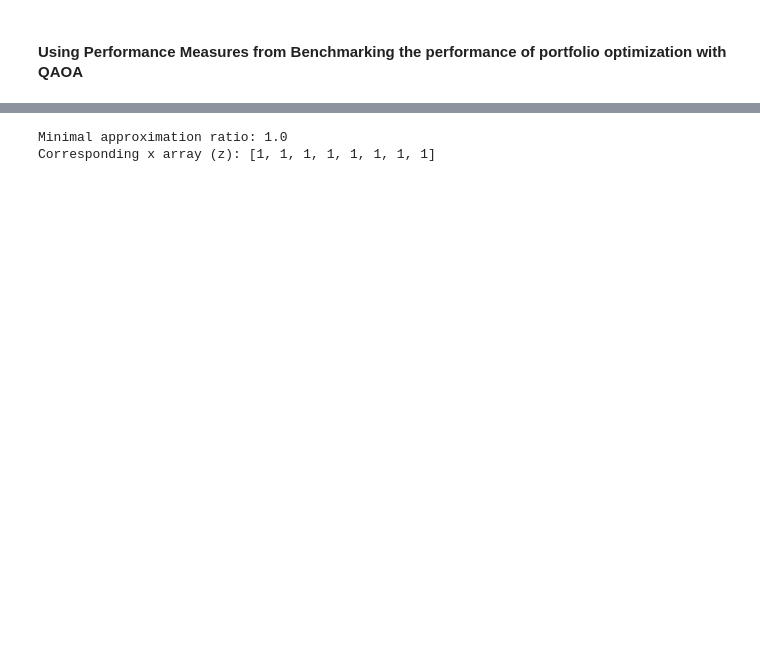
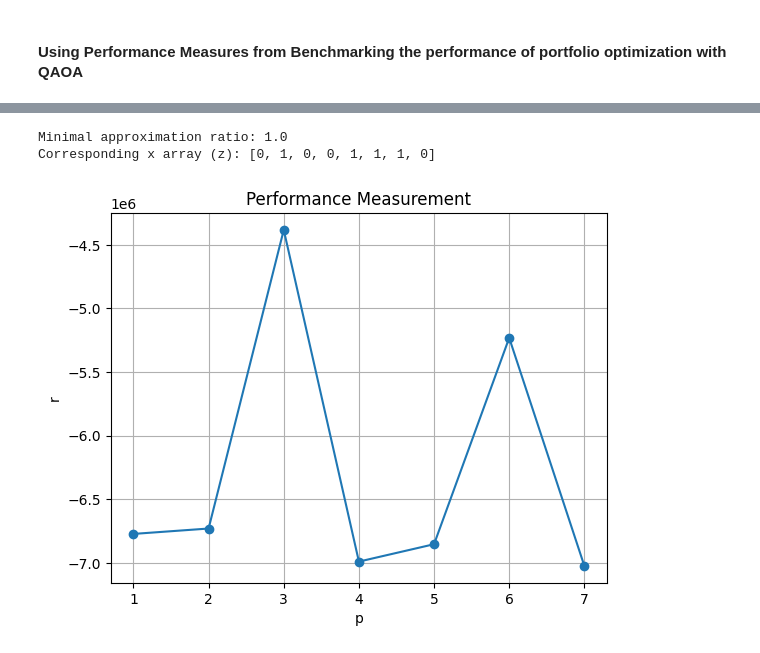
Before and after one commit to annafcosta/Operations-Research-QAOA, a Jupyter notebook: src/metrics_penalization_9_1_2.ipynb, the cells around one changed output, grey strips where cells are left out. Drawn from its saved outputs; the diff is of its cells as text; code cells hidden in the pictures; blank space fills up the shorter version.

Commit message:
r x p and r x alpha graphs

```diff
--- a/src/metrics_penalization_9_1_2.ipynb
+++ b/src/metrics_penalization_9_1_2.ipynb
@@ -213,5 +206,0 @@ run_experiment(10, 2, 5000, 5000, 1)
-# %%
-for i in range(10000, 50000, 10000):
-    for j in range(10000, 50000, 10000):
-        print("Estimator shots: ", i, "\nSamplere shots: ", j)
-        run_experiment(10, 2, i, j, 3)
@@ -246,9 +216,9 @@ bestValues = {'x1': 1, 'x2': 1, 'x3': 0, 'x4': 0, 'x5': 1, 'x6': 0, 'x7': 1, 'x8
 worstValuesFeasible = {'x1': 1, 'x2': 1, 'x3': 1, 'x4': 1, 'x5': 1, 'x6': 1, 'x7': 1, 'x8': 1}
 worstValues = {'x1': 0, 'x2': 0, 'x3': 0, 'x4': 0, 'x5': 0, 'x6': 0, 'x7': 0, 'x8': 0}
 
-fmax = qubo_problem.objective.evaluate([bestValues[f'x{i}'] for i in range(1, 9)])
-fmin = qubo_problem.objective.evaluate([worstValuesFeasible[f'x{i}'] for i in range(1, 9)])
-fmin2 = qubo_problem.objective.evaluate([worstValues[f'x{i}'] for i in range(1, 9)])
+minf = q_problem.objective.evaluate([bestValues[f'x{i}'] for i in range(1, 9)])
+maxf = q_problem.objective.evaluate([worstValuesFeasible[f'x{i}'] for i in range(1, 9)])
+maxf2 = q_problem.objective.evaluate([worstValues[f'x{i}'] for i in range(1, 9)])
 
-fmax, fmin, fmin2
+minf, maxf, maxf2
 # %% [output]
@@ -256,4 +226,4 @@ fmax, fmin, fmin2
 # %%
-def r(z):
-    return (qubo_problem.objective.evaluate(z) - fmax) / (fmin - fmax)
+def r(z, problem):
+    return (problem.objective.evaluate(z) - maxf) / (minf - maxf)
 # %%
@@ -263,5 +268,5 @@ r([bestValues[f'x{i}'] for i in range(1, 9)]), r([worstValuesFeasible[f'x{i}'] f
 # %%
-def run_experiment_performance_measurement(n_range, p, shots_estimator, shots_sampler, level):
+def run_experiment_performance_measurement_max(n_range, p, shots_estimator, shots_sampler, level):
     aer_sim = AerSimulator()
     pm = generate_preset_pass_manager(backend=aer_sim, optimization_level=level)
 
@@ -294,14 +299,4 @@ def run_experiment_performance_measurement(n_range, p, shots_estimator, shots_sa
     for z in variables:
         approx_ratios.append(r(z))
 
-    min_ratio = min(approx_ratios)
-    min_ratio_z = variables[approx_ratios.index(min_ratio)]
-
-    # Print the results
-    print("Minimal approximation ratio:", min_ratio)
-    print("Corresponding x array (z):", min_ratio_z)
+    return max(approx_ratios)
-# %%
-run_experiment_performance_measurement(20, 4, 10, 10, 3)
-# %% [output]
-Minimal approximation ratio: 1.0
-Corresponding x array (z): [1, 1, 1, 1, 1, 1, 1, 1]
@@ -307,0 +340,21 @@ Corresponding x array (z): [1, 1, 1, 1, 1, 1, 1, 1]
+# %%
+run_experiment_performance_measurement(50, 2, 1000, 1000, 3)
+# %% [output]
+Minimal approximation ratio: 1.0
+Corresponding x array (z): [0, 1, 0, 0, 1, 1, 1, 0]
+# %%
+p_values = list(range(1, 8))
+r_values = []
+
+for p in p_values:
+    y = run_experiment_performance_measurement(50, p, 1000, 1000, 3)
+    r_values.append(y)
+
+plt.plot(p_values, r_values, marker='o', linestyle='-')
+plt.xlabel("p")
+plt.ylabel("r")
+plt.title("Performance Measurement")
+plt.grid(True)
+plt.show()
+# %% [output]
+[figure, added]
```
Also changed, not shown: parts of 19 cells of this notebook, 1 other file.
